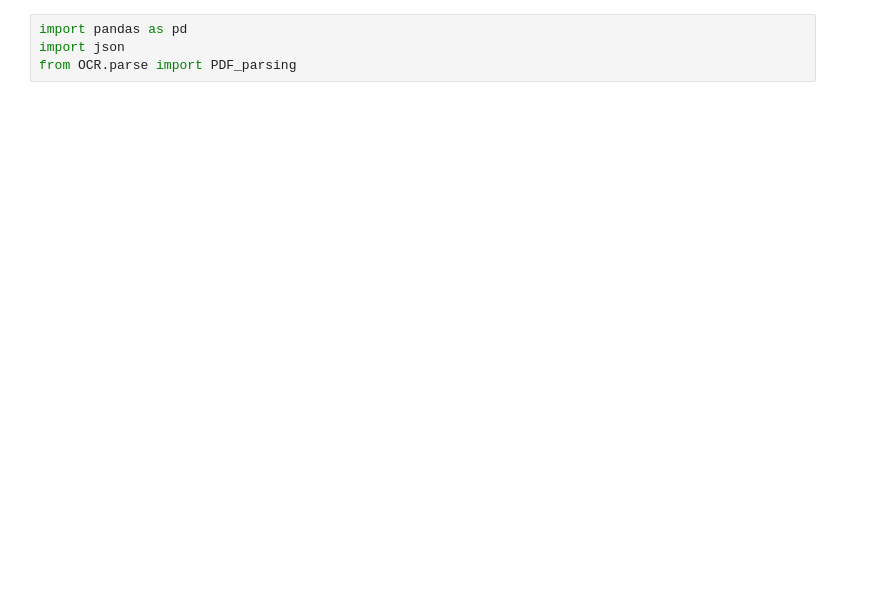
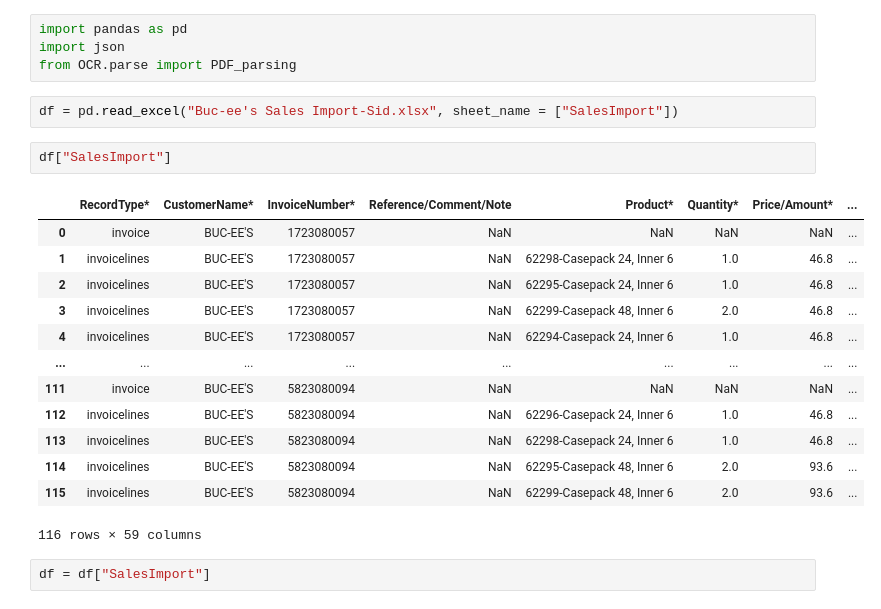
Before and after one commit to greywolf0324/OMS_Data_engineering, a Jupyter notebook: temp.ipynb, the cells around one changed output. Cells and saved outputs as stored; diff of their text form; blank space fills up the shorter version.

```diff
--- a/temp.ipynb
+++ b/temp.ipynb
@@ -2,3 +2,23 @@
 import pandas as pd
 import json
 from OCR.parse import PDF_parsing
+# %%
+df = pd.read_excel("Buc-ee's Sales Import-Sid.xlsx", sheet_name = ["SalesImport"])
+# %%
+df["SalesImport"]
+# %% [output]
+|  | RecordType* | CustomerName* | InvoiceNumber* | Reference/Comment/Note | Product* | Quantity* | Price/Amount* | ... |
+| 0 | invoice | BUC-EE'S | 1723080057 | NaN | NaN | NaN | NaN | ... |
+| 1 | invoicelines | BUC-EE'S | 1723080057 | NaN | 62298-Casepack 24, Inner 6 | 1.0 | 46.8 | ... |
+| 2 | invoicelines | BUC-EE'S | 1723080057 | NaN | 62295-Casepack 24, Inner 6 | 1.0 | 46.8 | ... |
+| 3 | invoicelines | BUC-EE'S | 1723080057 | NaN | 62299-Casepack 48, Inner 6 | 2.0 | 46.8 | ... |
+| 4 | invoicelines | BUC-EE'S | 1723080057 | NaN | 62294-Casepack 24, Inner 6 | 1.0 | 46.8 | ... |
+| ... | ... | ... | ... | ... | ... | ... | ... | ... |
+| 111 | invoice | BUC-EE'S | 5823080094 | NaN | NaN | NaN | NaN | ... |
+| 112 | invoicelines | BUC-EE'S | 5823080094 | NaN | 62296-Casepack 24, Inner 6 | 1.0 | 46.8 | ... |
+| 113 | invoicelines | BUC-EE'S | 5823080094 | NaN | 62298-Casepack 24, Inner 6 | 1.0 | 46.8 | ... |
+| 114 | invoicelines | BUC-EE'S | 5823080094 | NaN | 62295-Casepack 48, Inner 6 | 2.0 | 93.6 | ... |
+| 115 | invoicelines | BUC-EE'S | 5823080094 | NaN | 62299-Casepack 48, Inner 6 | 2.0 | 93.6 | ... |
+116 rows × 59 columns
+# %%
+df = df["SalesImport"]
```
Also changed, not shown: parts of 8 cells of this notebook, 11 other files.
